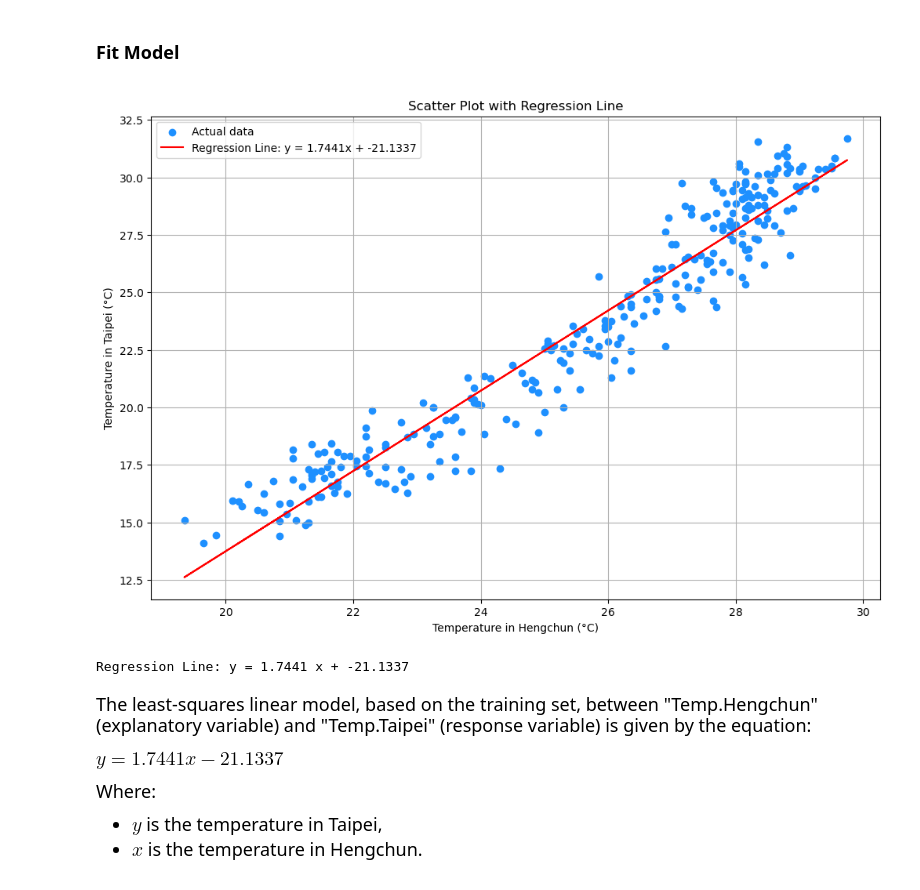
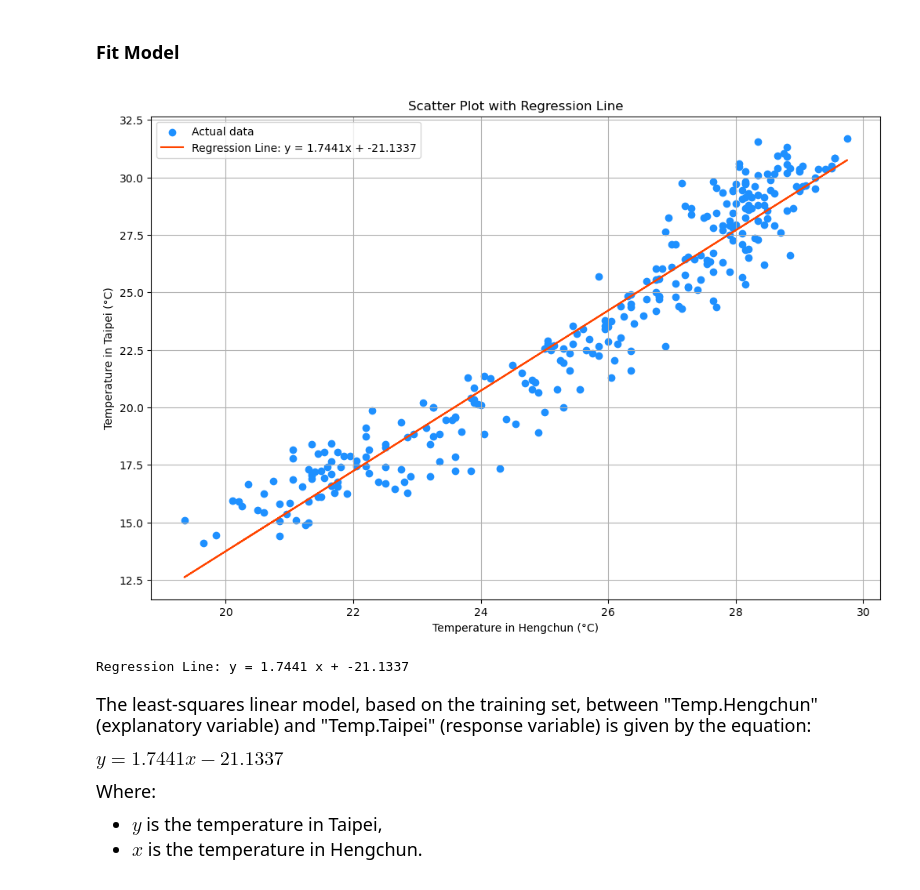
Before and after one commit to Ludong0909/Statistics, a Jupyter notebook: hw7/hw7.ipynb, the cells around one changed output. Cells and saved outputs as stored; diff of their text form; code cells hidden in the pictures.

```diff
--- a/hw7/hw7.ipynb
+++ b/hw7/hw7.ipynb
@@ -73,35 +73,35 @@ from sklearn.linear_model import LinearRegression
 from sklearn.metrics import r2_score
 from sklearn.metrics import mean_squared_error
 import numpy as np
 
 # Prepare the data
 X_train = training_data[['Temp.Hengchun']]
 y_train = training_data['Temp.Taipei']
 
 # Fit the linear regression model
 model = LinearRegression()
 model.fit(X_train, y_train)
 predictions = model.predict(X_train)
 
 # Coefficients
 slope = model.coef_[0]
 intercept = model.intercept_
 
 # Plot
 plt.figure(figsize=(12,8))
 plt.scatter(X_train, y_train, color='dodgerblue', label='Actual data')
-plt.plot(X_train, predictions, color='red', label=f'Regression Line: y = {slope:.4f}x + {intercept:.4f}')
+plt.plot(X_train, predictions, color='orangered', label=f'Regression Line: y = {slope:.4f}x + {intercept:.4f}')
 plt.title('Scatter Plot with Regression Line')
 plt.xlabel('Temperature in Hengchun (°C)')
 plt.ylabel('Temperature in Taipei (°C)')
 plt.legend()
 plt.grid()
 plt.show()
 
 # Result
 print(f"Regression Line: y = {slope:.4f} x + {intercept:.4f}")
 # %% [output]
-[figure, old version]
+[figure, new version]
 Regression Line: y = 1.7441 x + -21.1337
 # %% [markdown]
 <font face='serif' size=4>
```
Also changed, not shown: parts of 1 cell of this notebook.
